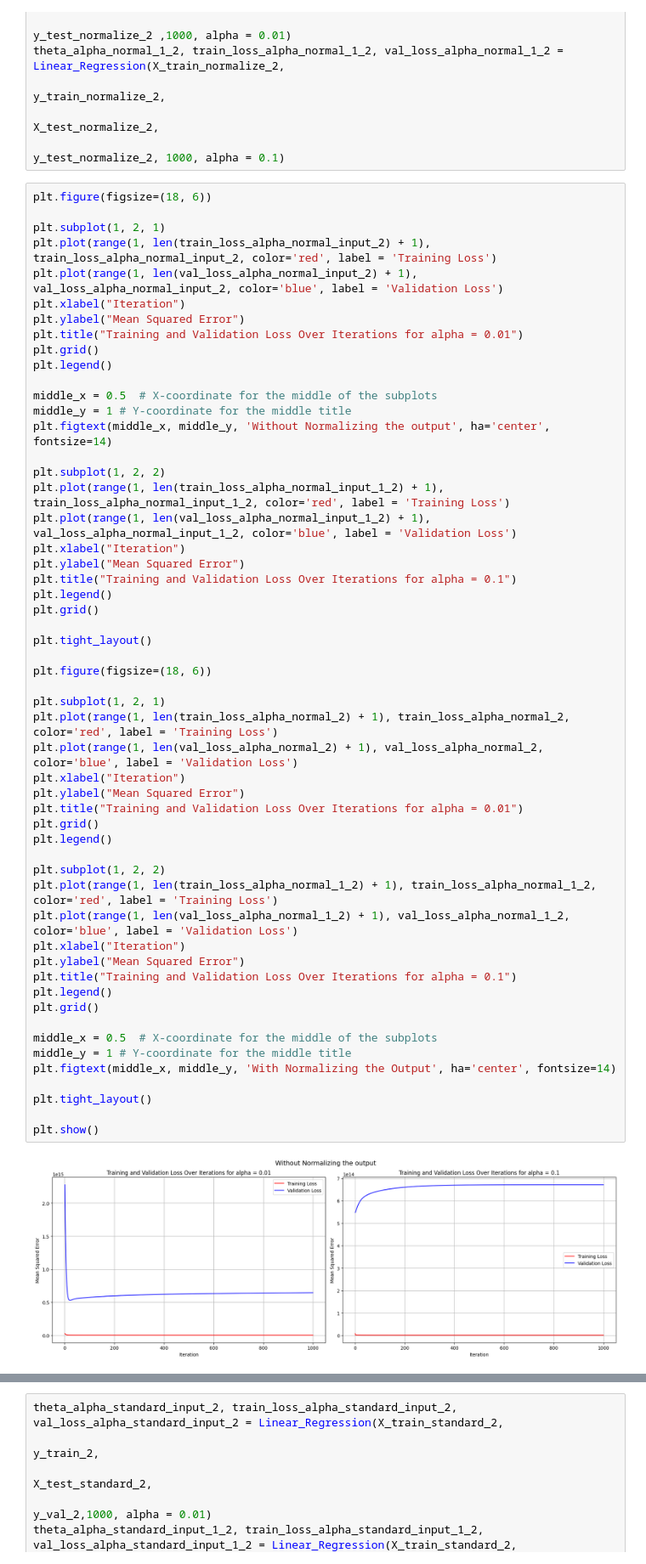
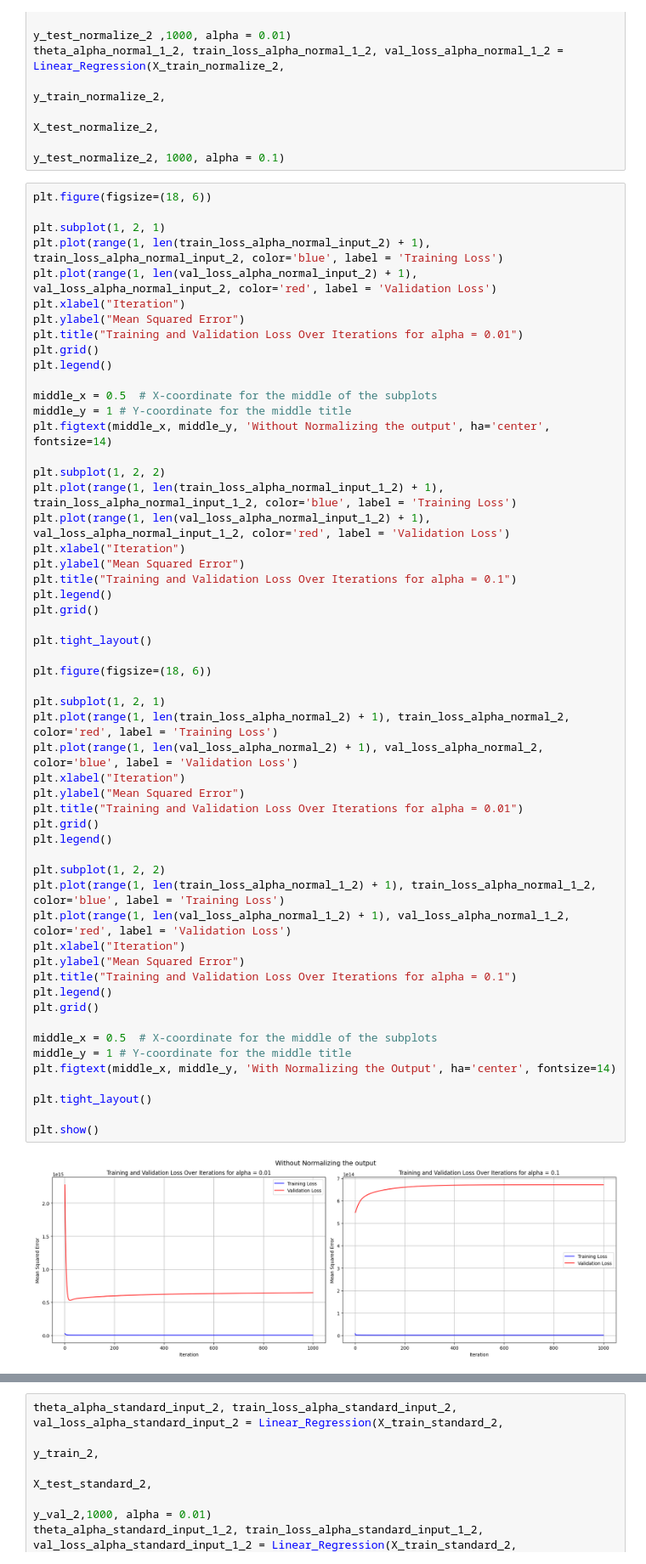
Before and after one commit to sirlapat/ML_Assignment1, a Jupyter notebook: ML_A2.ipynb, the cells around one changed output, grey strips where cells are left out. Shown at 85% size. Drawn from its saved outputs; the diff is of its cells as text.

```diff
--- a/ML_A2.ipynb
+++ b/ML_A2.ipynb
@@ -493,8 +493,8 @@ theta_alpha_normal_1_2, train_loss_alpha_normal_1_2, val_loss_alpha_normal_1_2 =
 plt.figure(figsize=(18, 6))
 
 plt.subplot(1, 2, 1)
-plt.plot(range(1, len(train_loss_alpha_normal_input_2) + 1), train_loss_alpha_normal_input_2, color='red', label = 'Training Loss')
-plt.plot(range(1, len(val_loss_alpha_normal_input_2) + 1), val_loss_alpha_normal_input_2, color='blue', label = 'Validation Loss')
+plt.plot(range(1, len(train_loss_alpha_normal_input_2) + 1), train_loss_alpha_normal_input_2, color='blue', label = 'Training Loss')
+plt.plot(range(1, len(val_loss_alpha_normal_input_2) + 1), val_loss_alpha_normal_input_2, color='red', label = 'Validation Loss')
 plt.xlabel("Iteration")
 plt.ylabel("Mean Squared Error")
 plt.title("Training and Validation Loss Over Iterations for alpha = 0.01")
@@ -506,8 +506,8 @@ middle_y = 1 # Y-coordinate for the middle title
 plt.figtext(middle_x, middle_y, 'Without Normalizing the output', ha='center', fontsize=14)
 
 plt.subplot(1, 2, 2)
-plt.plot(range(1, len(train_loss_alpha_normal_input_1_2) + 1), train_loss_alpha_normal_input_1_2, color='red', label = 'Training Loss')
-plt.plot(range(1, len(val_loss_alpha_normal_input_1_2) + 1), val_loss_alpha_normal_input_1_2, color='blue', label = 'Validation Loss')
+plt.plot(range(1, len(train_loss_alpha_normal_input_1_2) + 1), train_loss_alpha_normal_input_1_2, color='blue', label = 'Training Loss')
+plt.plot(range(1, len(val_loss_alpha_normal_input_1_2) + 1), val_loss_alpha_normal_input_1_2, color='red', label = 'Validation Loss')
 plt.xlabel("Iteration")
 plt.ylabel("Mean Squared Error")
 plt.title("Training and Validation Loss Over Iterations for alpha = 0.1")
@@ -515,33 +515,33 @@ plt.legend()
 plt.grid()
 
 plt.tight_layout()
 
 plt.figure(figsize=(18, 6))
 
 plt.subplot(1, 2, 1)
 plt.plot(range(1, len(train_loss_alpha_normal_2) + 1), train_loss_alpha_normal_2, color='red', label = 'Training Loss')
 plt.plot(range(1, len(val_loss_alpha_normal_2) + 1), val_loss_alpha_normal_2, color='blue', label = 'Validation Loss')
 plt.xlabel("Iteration")
 plt.ylabel("Mean Squared Error")
 plt.title("Training and Validation Loss Over Iterations for alpha = 0.01")
 plt.grid()
 plt.legend()
 
 plt.subplot(1, 2, 2)
-plt.plot(range(1, len(train_loss_alpha_normal_1_2) + 1), train_loss_alpha_normal_1_2, color='red', label = 'Training Loss')
-plt.plot(range(1, len(val_loss_alpha_normal_1_2) + 1), val_loss_alpha_normal_1_2, color='blue', label = 'Validation Loss')
+plt.plot(range(1, len(train_loss_alpha_normal_1_2) + 1), train_loss_alpha_normal_1_2, color='blue', label = 'Training Loss')
+plt.plot(range(1, len(val_loss_alpha_normal_1_2) + 1), val_loss_alpha_normal_1_2, color='red', label = 'Validation Loss')
 plt.xlabel("Iteration")
 plt.ylabel("Mean Squared Error")
 plt.title("Training and Validation Loss Over Iterations for alpha = 0.1")
 plt.legend()
 plt.grid()
 
 middle_x = 0.5  # X-coordinate for the middle of the subplots
 middle_y = 1 # Y-coordinate for the middle title
 plt.figtext(middle_x, middle_y, 'With Normalizing the Output', ha='center', fontsize=14)
 
 plt.tight_layout()
 
 plt.show()
 # %% [output]
-[figure, old version]
+[figure, new version]
```
Also changed, not shown: parts of 9 cells of this notebook.
